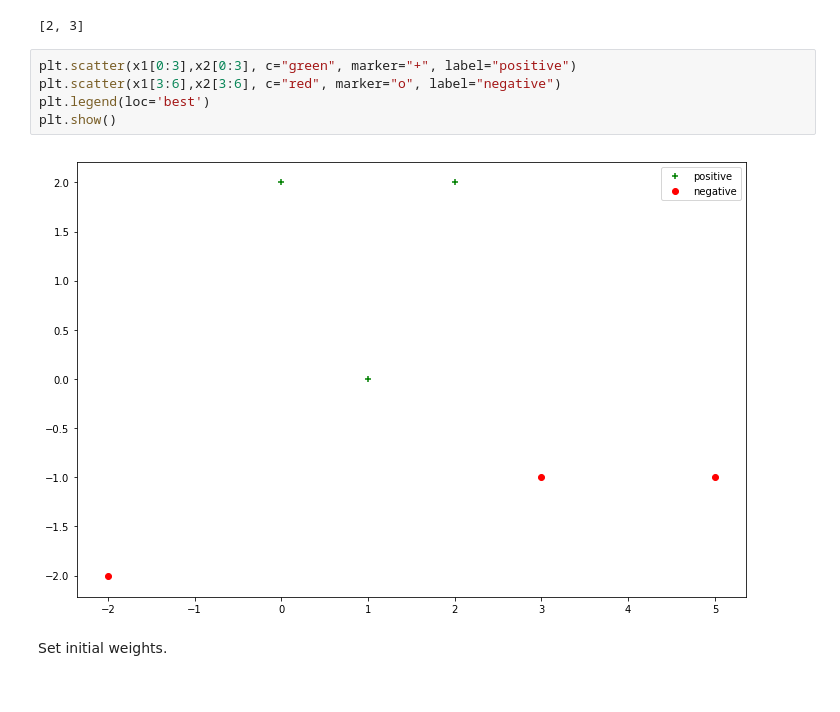
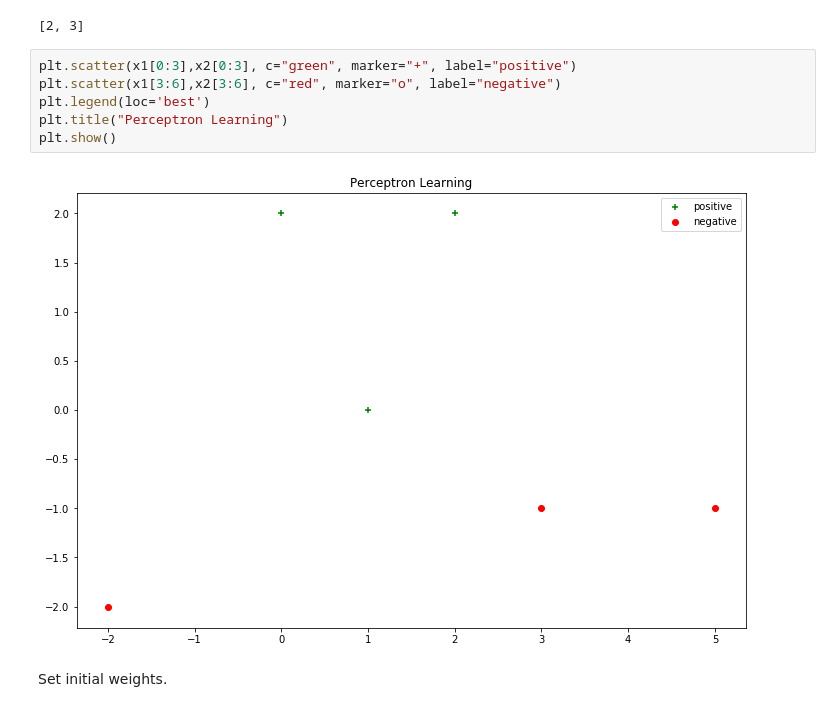
Before and after one commit to dzenanh/ML, a Jupyter notebook: Perceptron-Learning.ipynb, the cells around one changed output. Saved outputs shown, nothing was run; the diff lists cells and outputs as text.

```diff
--- a/Perceptron-Learning.ipynb
+++ b/Perceptron-Learning.ipynb
@@ -29,10 +29,11 @@ x1[2:4]
 # %%
 plt.scatter(x1[0:3],x2[0:3], c="green", marker="+", label="positive")
 plt.scatter(x1[3:6],x2[3:6], c="red", marker="o", label="negative")
 plt.legend(loc='best')
+plt.title("Perceptron Learning")
 plt.show()
 # %% [output]
-[figure, old version]
+[figure, new version]
 # %% [markdown]
 Set initial weights.
 # %%
```
Also changed, not shown: parts of 3 cells of this notebook.
